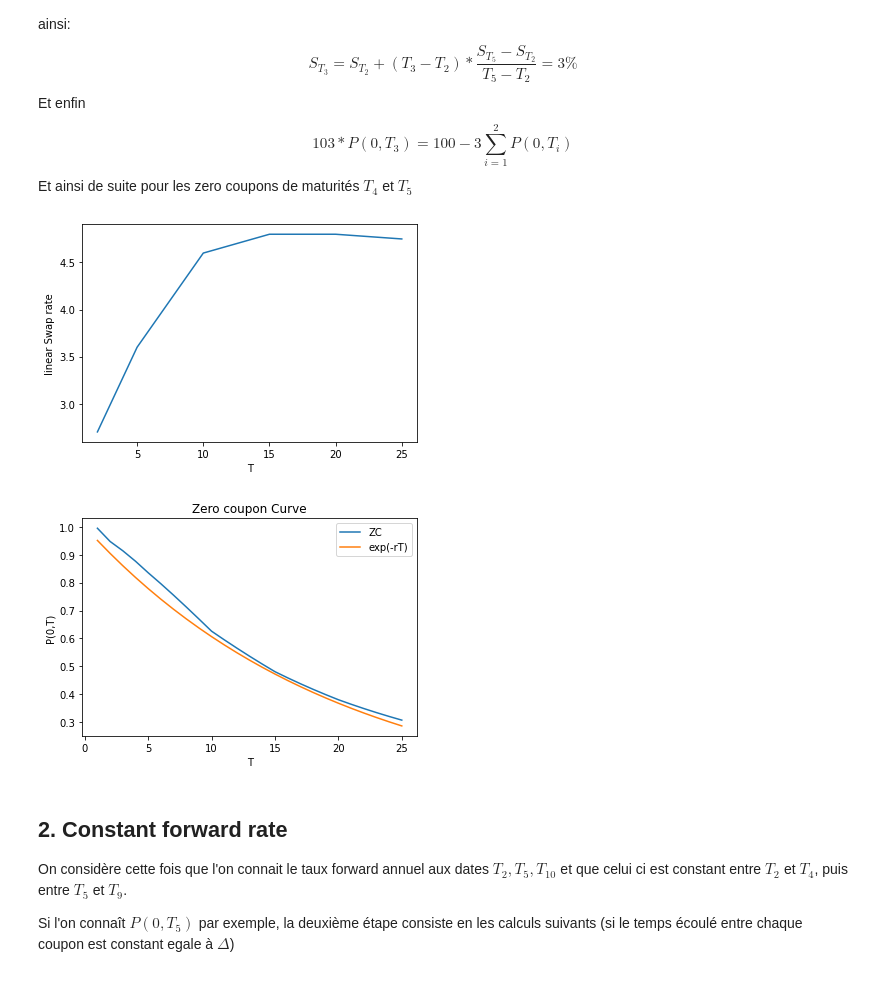
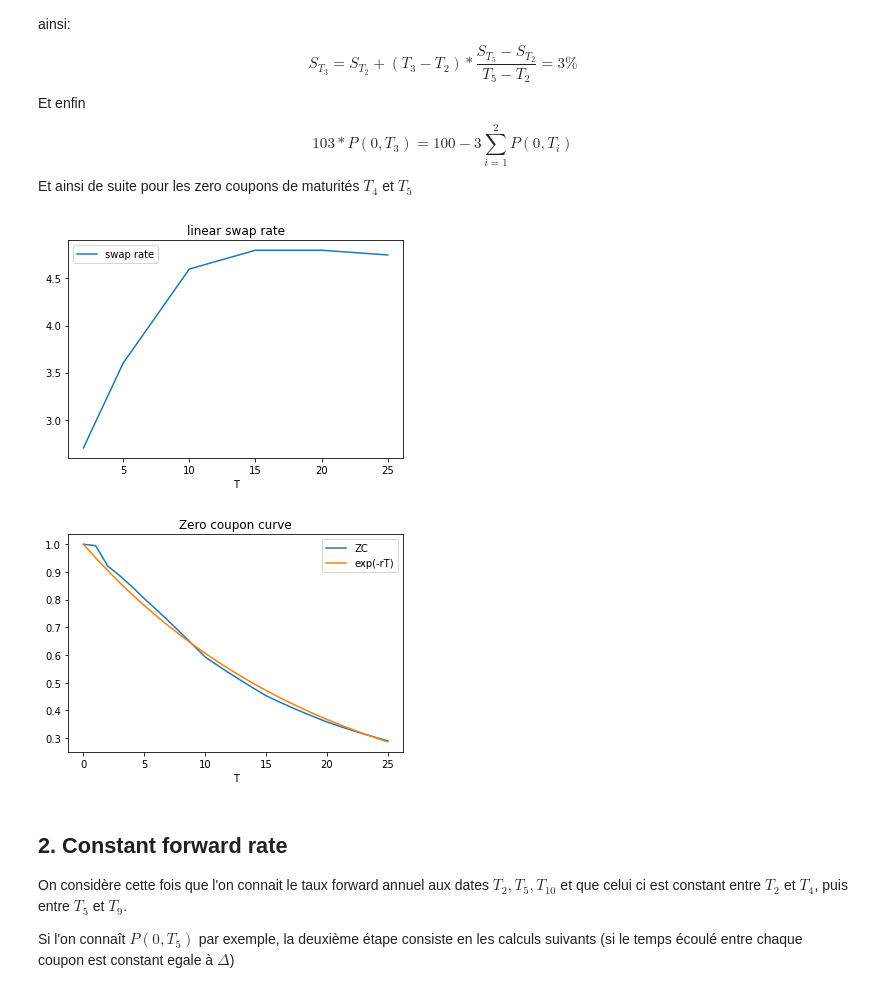
Before and after one commit to AlexisHoussard/Stage-Awalee-2021, a Jupyter notebook: ZC_curve.ipynb, the cells around one changed output. Saved outputs shown, nothing was run; the diff lists cells and outputs as text; code cells hidden in the pictures.

Commit message:
Notebook of Zero coupon curve building

```diff
--- a/ZC_curve.ipynb
+++ b/ZC_curve.ipynb
@@ -17,49 +17,48 @@ Et ainsi de suite pour les zero coupons de maturités $T_4$ et $T_5$
 # %%
 import numpy as np
 import matplotlib.pyplot as plt
+
+def plot2D(x,y,ylabel,title,z=[],zlabel=''):
+    plt.figure()
+    plt.xlabel('T')
+    plt.title(title)
+    plt.plot(x,y,label=ylabel)
+    if z != []:
+        plt.plot(x,z,label=zlabel)
+    plt.legend()
+    plt.show()
 # %%
 Swap_rates = [2.7,3.6,4.6,4.8,4.8,4.75]
 dates = [2,5,10,15,20,25]
 forward_1 = 0.05
 
 #construction linéaire du taux swap
 
 linear_swap = [Swap_rates[0]]
 for i in range(1,len(dates)):
     coef = (Swap_rates[i]-Swap_rates[i-1])/(dates[i]-dates[i-1])
 
     for j in range(dates[i-1]+1,dates[i]):
         linear_swap.append(Swap_rates[i-1] + coef*(j-dates[i-1]))
     linear_swap.append(Swap_rates[i])
 
-plt.figure()
-plt.xlabel('T')
-plt.ylabel('linear Swap rate')
-plt.plot(np.arange(dates[0],dates[-1]+1),linear_swap)
-plt.show()
+plot2D(np.arange(dates[0],dates[-1]+1),linear_swap,'swap rate','linear swap rate')
 # %% [output]
-[figure, old version]
+[figure, new version]
 # %%
 # calcul des zeros coupons à chaque année
 
 P1 = 100/((100+Swap_rates[0])/(1+forward_1) + Swap_rates[0])
-ZC = [P1]
+ZC = [1,P1]
 
 for i in range(len(linear_swap)):
     Pi = (100 - linear_swap[i]*sum(ZC))/(100 + linear_swap[i])
     ZC.append(Pi)
 
-plt.figure()
-plt.xlabel('T')
-plt.ylabel('P(0,T)')
-plt.title('Zero coupon Curve')
-T = np.arange(dates[0]-1,dates[-1]+1)
-plt.plot(T,ZC,label='ZC')
-plt.plot(T,[np.exp(-0.05*t) for t in T],label='exp(-rT)')
-plt.legend()
-plt.show()
+T = np.arange(0,26)
+plot2D(T,ZC,'ZC','Zero coupon curve',[np.exp(-0.05*t) for t in T],'exp(-rT)')
 # %% [output]
-[figure, old version]
+[figure, new version]
 # %% [markdown]
 ## 2. Constant forward rate
 
```
Also changed, not shown: parts of 8 cells of this notebook.
